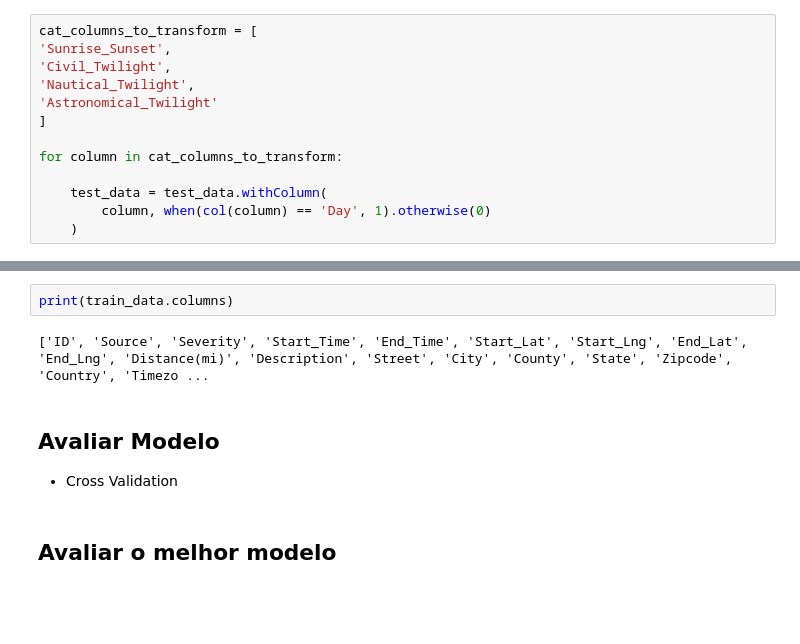
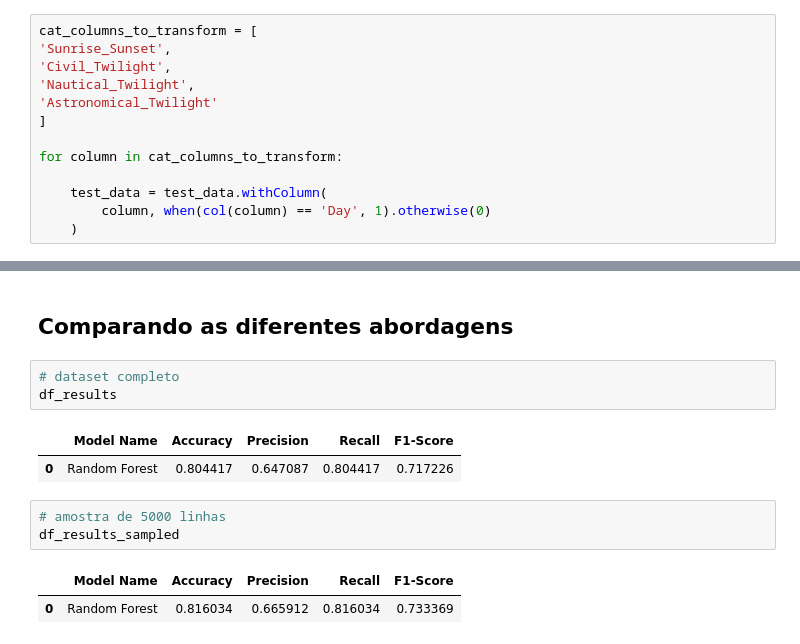
Before and after one commit to ArthurMesquita96/Traffic-Accident-Analysis, a Jupyter notebook: projeto_accidents.ipynb, the cells around one changed output, grey strips where cells are left out. Drawn from its saved outputs; the diff is of its cells as text; blank space fills up the shorter version.

```diff
--- a/projeto_accidents.ipynb
+++ b/projeto_accidents.ipynb
@@ -720,9 +890,14 @@ pd.concat([df_results, df_results_aux], axis = 0)
-# %%
-print(train_data.columns)
-# %% [output]
-['ID', 'Source', 'Severity', 'Start_Time', 'End_Time', 'Start_Lat', 'Start_Lng', 'End_Lat', 'End_Lng', 'Distance(mi)', 'Description', 'Street', 'City', 'County', 'State', 'Zipcode', 'Country', 'Timezo ...
-# %% [markdown]
-## Avaliar Modelo
-- Cross Validation
-# %% [markdown]
-## Avaliar o melhor modelo
+# %% [markdown]
+## Comparando as diferentes abordagens
+# %%
+# dataset completo
+df_results
+# %% [output]
+|  | Model Name | Accuracy | Precision | Recall | F1-Score |
+| 0 | Random Forest | 0.804417 | 0.647087 | 0.804417 | 0.717226 |
+# %%
+# amostra de 5000 linhas
+df_results_sampled
+# %% [output]
+|  | Model Name | Accuracy | Precision | Recall | F1-Score |
+| 0 | Random Forest | 0.816034 | 0.665912 | 0.816034 | 0.733369 |
```
Also changed, not shown: parts of 37 cells of this notebook.
